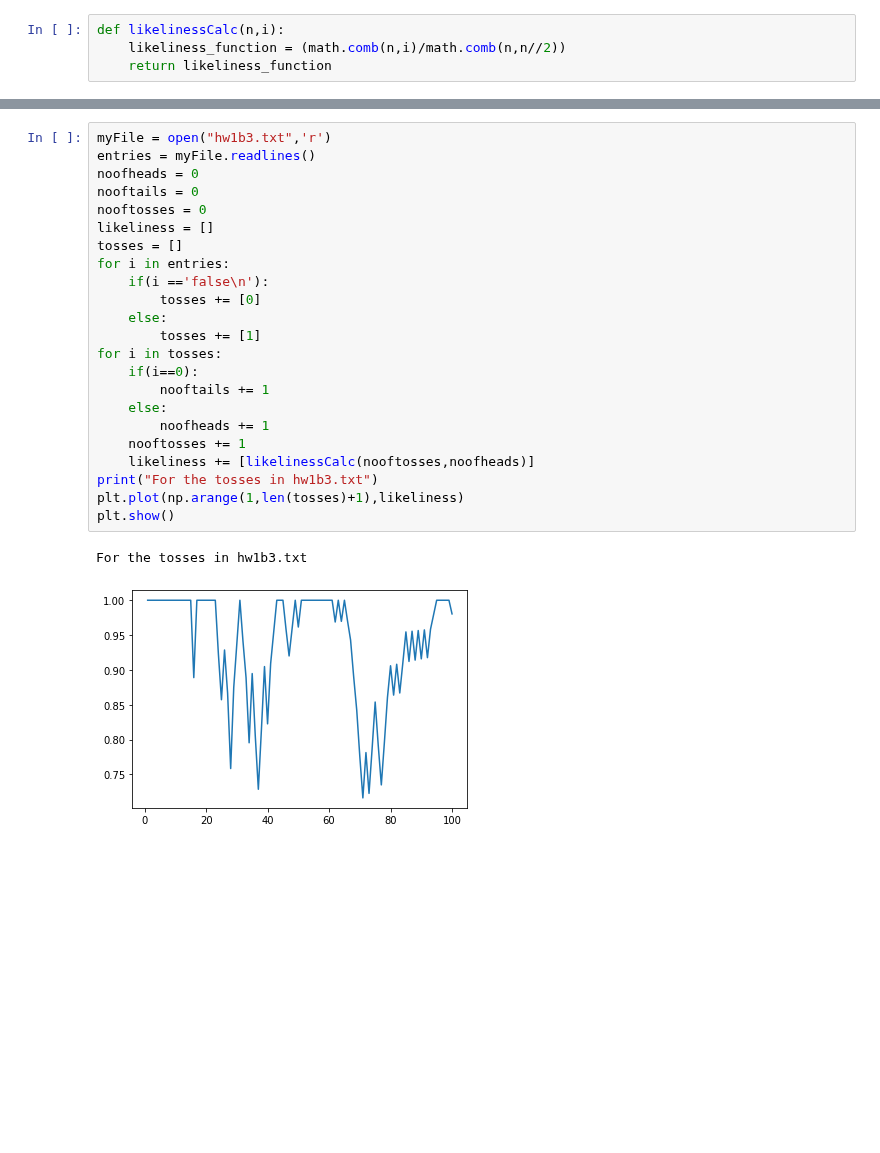
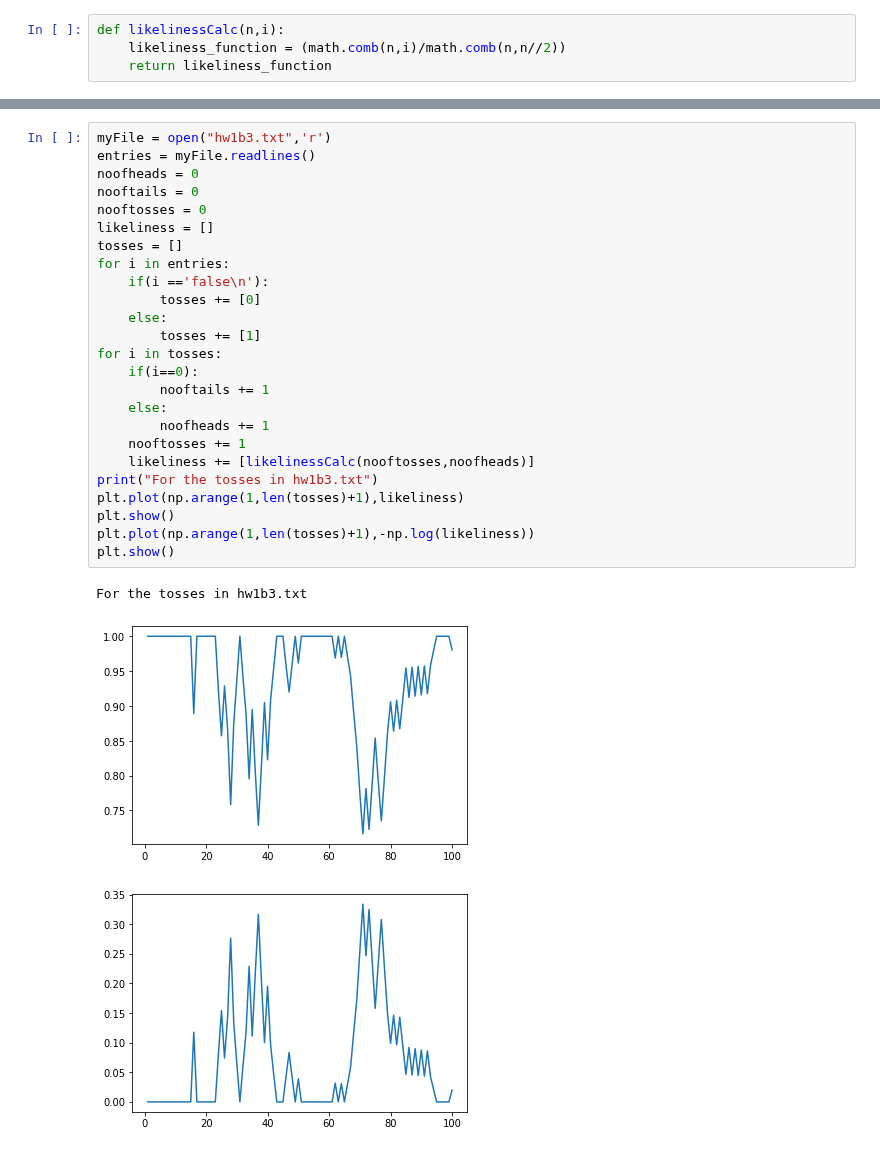
Before and after one commit to rohankalbag/EE325-Assignments, a Jupyter notebook: Q2.ipynb, the cells around one changed output, grey strips where cells are left out. Drawn from its saved outputs; the diff is of its cells as text; blank space fills up the shorter version.

```diff
--- a/Q2.ipynb
+++ b/Q2.ipynb
@@ -62,29 +68,32 @@ For the tosses in hw1b2.txt
 # %%
 myFile = open("hw1b3.txt",'r')
 entries = myFile.readlines()
 noofheads = 0
 nooftails = 0
 nooftosses = 0
 likeliness = []
 tosses = []
 for i in entries:
     if(i =='false\n'):
         tosses += [0]
     else:
         tosses += [1]
 for i in tosses:
     if(i==0):
         nooftails += 1
     else:
         noofheads += 1
     nooftosses += 1
     likeliness += [likelinessCalc(nooftosses,noofheads)]
 print("For the tosses in hw1b3.txt")
 plt.plot(np.arange(1,len(tosses)+1),likeliness)
 plt.show()
+plt.plot(np.arange(1,len(tosses)+1),-np.log(likeliness))
+plt.show()
 # %% [output]
 For the tosses in hw1b3.txt
 [figure]
+[figure, added]
 # %%
 myFile = open("hw1b4.txt",'r')
 entries = myFile.readlines()
```
Also changed, not shown: parts of 3 cells of this notebook.
